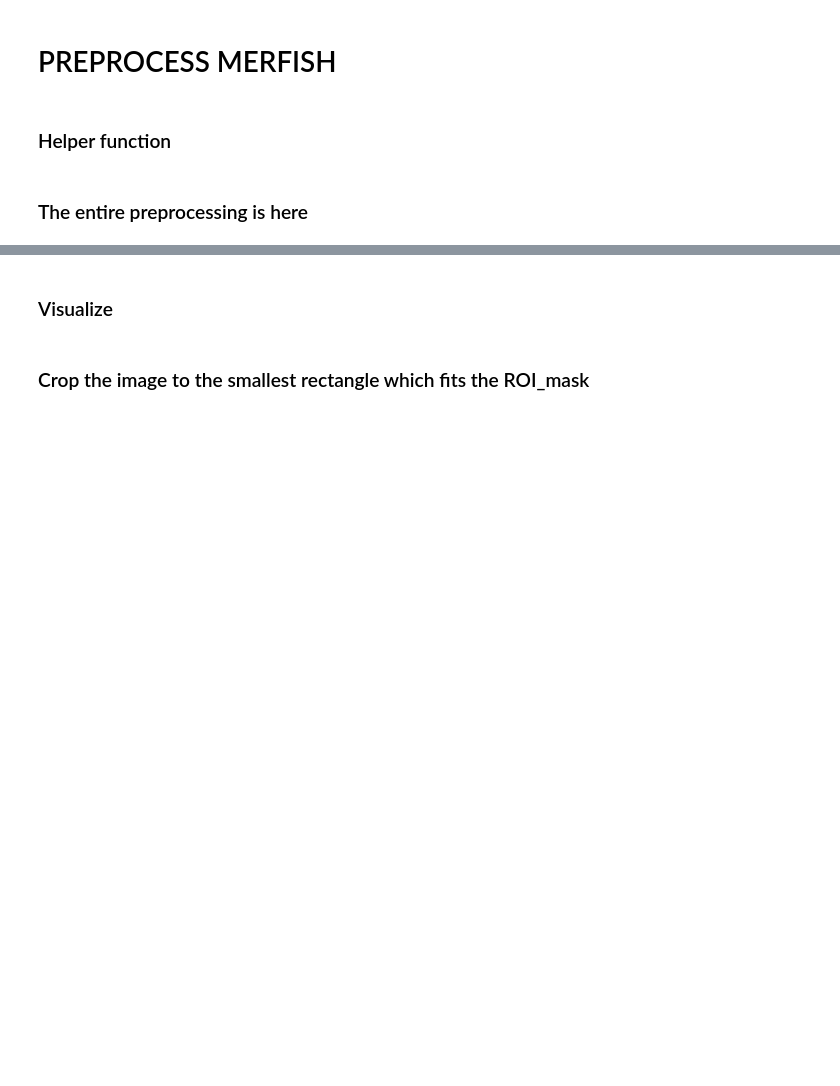
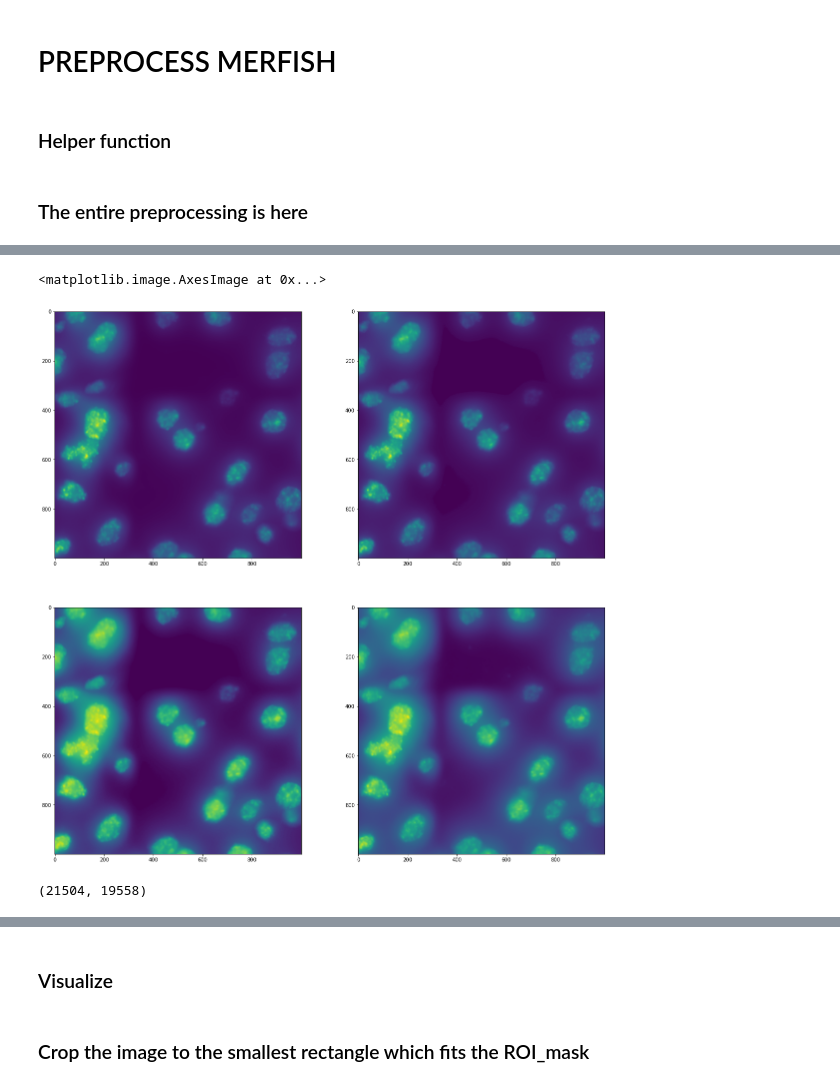
Before and after one commit to spacetx/spacetx-research, a Jupyter notebook: dataset_MERFISH/MERFISH_preprocessing.ipynb, the cells around one changed output, grey strips where cells are left out. Cells and saved outputs as stored; diff of their text form; code cells hidden in the pictures; blank space fills up the shorter version.

```diff
--- a/dataset_MERFISH/MERFISH_preprocessing.ipynb
+++ b/dataset_MERFISH/MERFISH_preprocessing.ipynb
@@ -85,0 +104,20 @@ def show_random_examples(img: numpy.ndarray,
+# %%
+### ix,iy,size = 10000, 10000, 1500
+#w = [ix,iy,ix+size,iy+size]
+
+fig, ax = plt.subplots(ncols=2, nrows=2, figsize=(20,20))
+ax[0,0].imshow(img_np[:1000,:1000])
+ax[0,1].imshow(img_tmp[:1000,:1000])
+ax[1,0].imshow(img_adapteq[:1000,:1000])
+ax[1,1].imshow(img_gamma[:1000,:1000])
+# %% [output]
+<matplotlib.image.AxesImage at 0x...>
+[figure, added]
+# %%
+img_raw = numpy.array(pilfile)
+print(img_raw.shape)
+img_raw[img_raw>500]
+ql, qr = numpy.percentile(img_raw[img_raw>500].flatten(), q=(0, 100))  # note that the statistics are compute on the foreground only
+img_raw = skimage.exposure.rescale_intensity(img_raw, in_range=(ql, qr), out_range="dtype")
+# %% [output]
+(21504, 19558)
```
Also changed, not shown: parts of 29 cells of this notebook.
